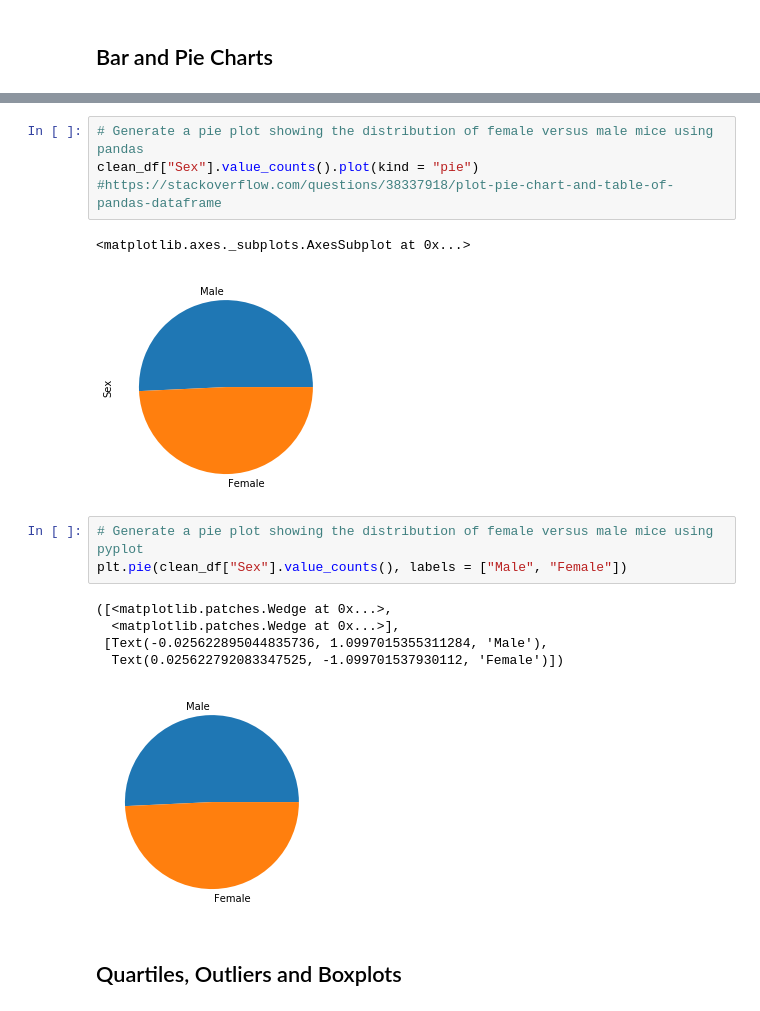
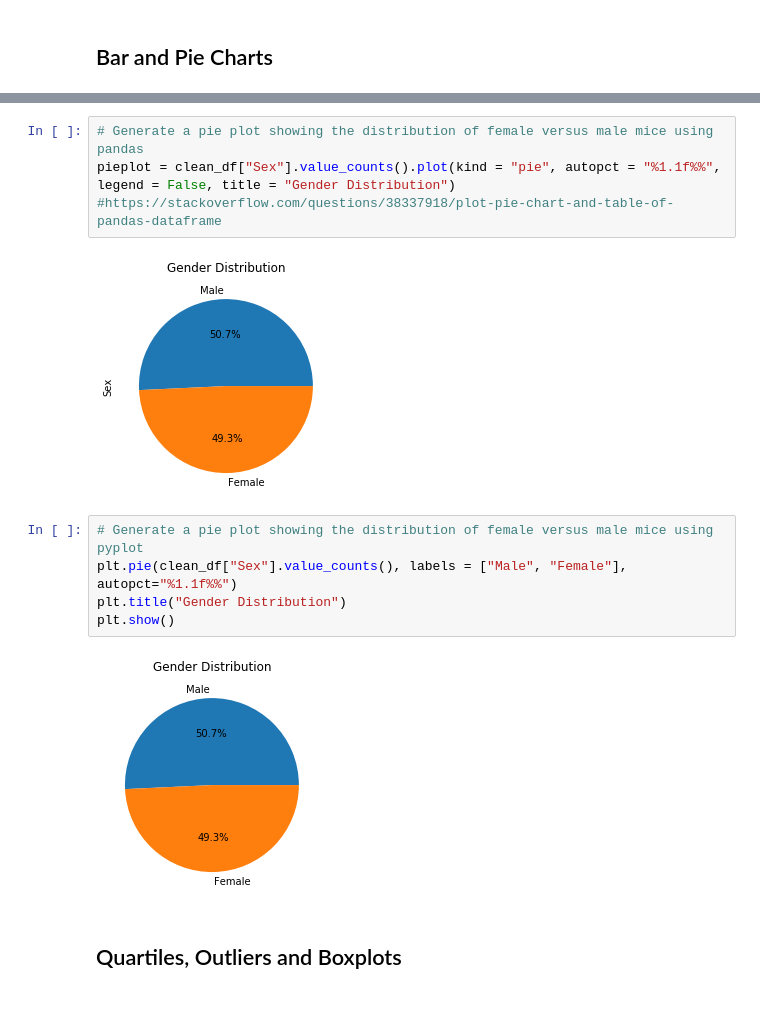
Before and after one commit to susovd/Matplotlib-Homework---the-power-of-the-plots, a Jupyter notebook: Pymaceuticals/pymaceuticals_Susov.ipynb, the cells around one changed output, grey strips where cells are left out. Drawn from its saved outputs; the diff is of its cells as text.

```diff
--- a/Pymaceuticals/pymaceuticals_Susov.ipynb
+++ b/Pymaceuticals/pymaceuticals_Susov.ipynb
@@ -211,18 +286,16 @@ Text(0, 0.5, 'Number of mice')
 # %%
 # Generate a pie plot showing the distribution of female versus male mice using pandas
-clean_df["Sex"].value_counts().plot(kind = "pie") #https://stackoverflow.com/questions/38337918/plot-pie-chart-and-table-of-pandas-dataframe
+pieplot = clean_df["Sex"].value_counts().plot(kind = "pie", autopct = "%1.1f%%", legend = False, title = "Gender Distribution")
+#https://stackoverflow.com/questions/38337918/plot-pie-chart-and-table-of-pandas-dataframe
 # %% [output]
-<matplotlib.axes._subplots.AxesSubplot at 0x...>
-[figure, old version]
+[figure, new version]
 # %%
 # Generate a pie plot showing the distribution of female versus male mice using pyplot
-plt.pie(clean_df["Sex"].value_counts(), labels = ["Male", "Female"])
+plt.pie(clean_df["Sex"].value_counts(), labels = ["Male", "Female"], autopct="%1.1f%%")
+plt.title("Gender Distribution")
+plt.show()
 # %% [output]
-([<matplotlib.patches.Wedge at 0x...>,
-  <matplotlib.patches.Wedge at 0x...>],
- [Text(-0.025622895044835736, 1.0997015355311284, 'Male'),
-  Text(0.025622792083347525, -1.099701537930112, 'Female')])
-[figure, old version]
+[figure, new version]
 # %% [markdown]
 ## Quartiles, Outliers and Boxplots
 # %%
```
Also changed, not shown: parts of 21 cells of this notebook, 1 other file.
